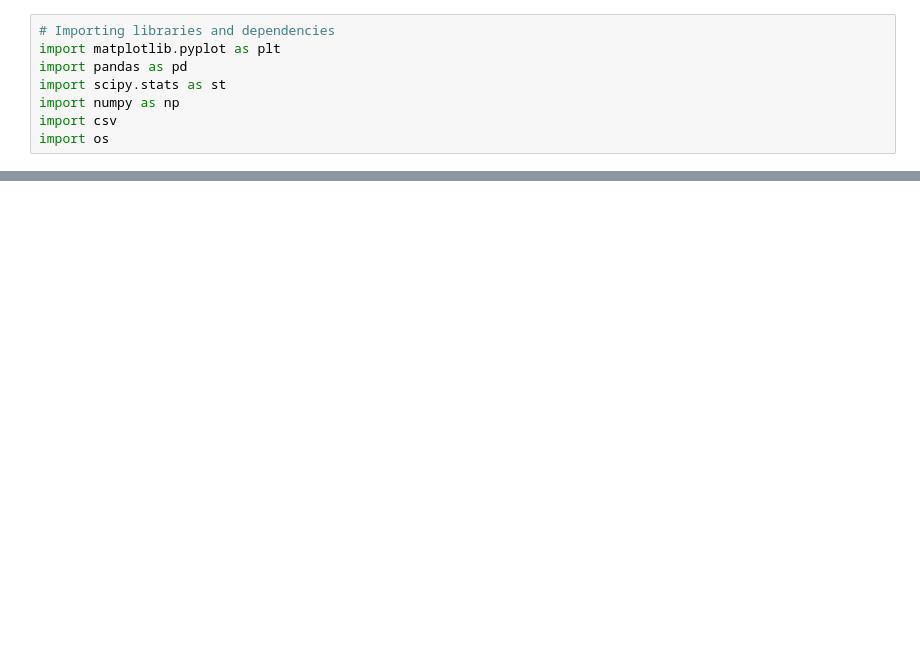
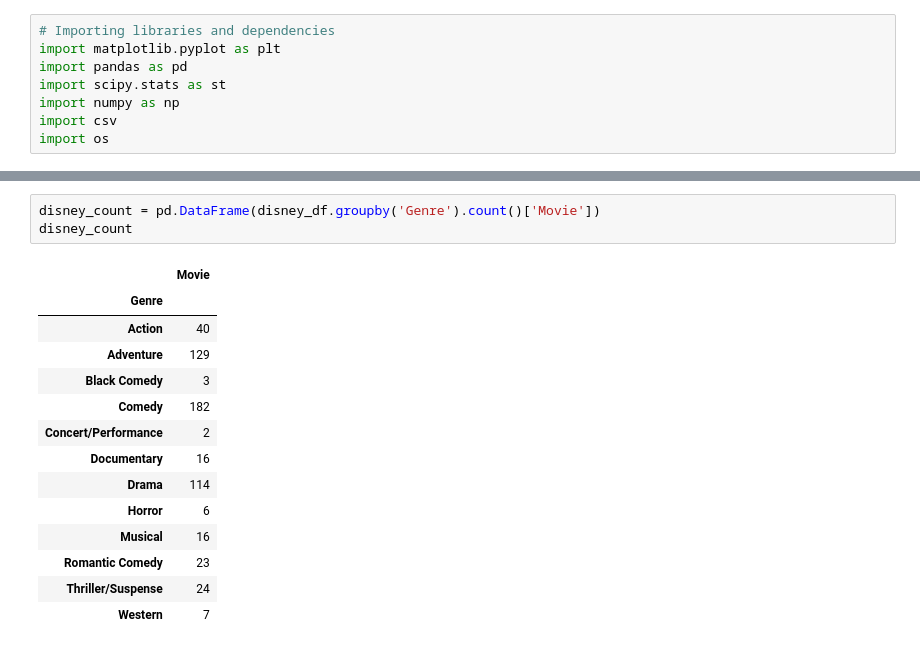
Before and after one commit to Gujaratigirl/butler-groupB-project1, a Jupyter notebook: Disney.ipynb, the cells around one changed output, grey strips where cells are left out. Cells and saved outputs as stored; diff of their text form; blank space fills up the shorter version.

```diff
--- a/Disney.ipynb
+++ b/Disney.ipynb
@@ -33,0 +48,18 @@ disney_df.head(30)
+# %%
+disney_count = pd.DataFrame(disney_df.groupby('Genre').count()['Movie'])
+disney_count
+# %% [output]
+|  | Movie |
+| Genre |  |
+| Action | 40 |
+| Adventure | 129 |
+| Black Comedy | 3 |
+| Comedy | 182 |
+| Concert/Performance | 2 |
+| Documentary | 16 |
+| Drama | 114 |
+| Horror | 6 |
+| Musical | 16 |
+| Romantic Comedy | 23 |
+| Thriller/Suspense | 24 |
+| Western | 7 |
```
Also changed, not shown: parts of 8 cells of this notebook.
